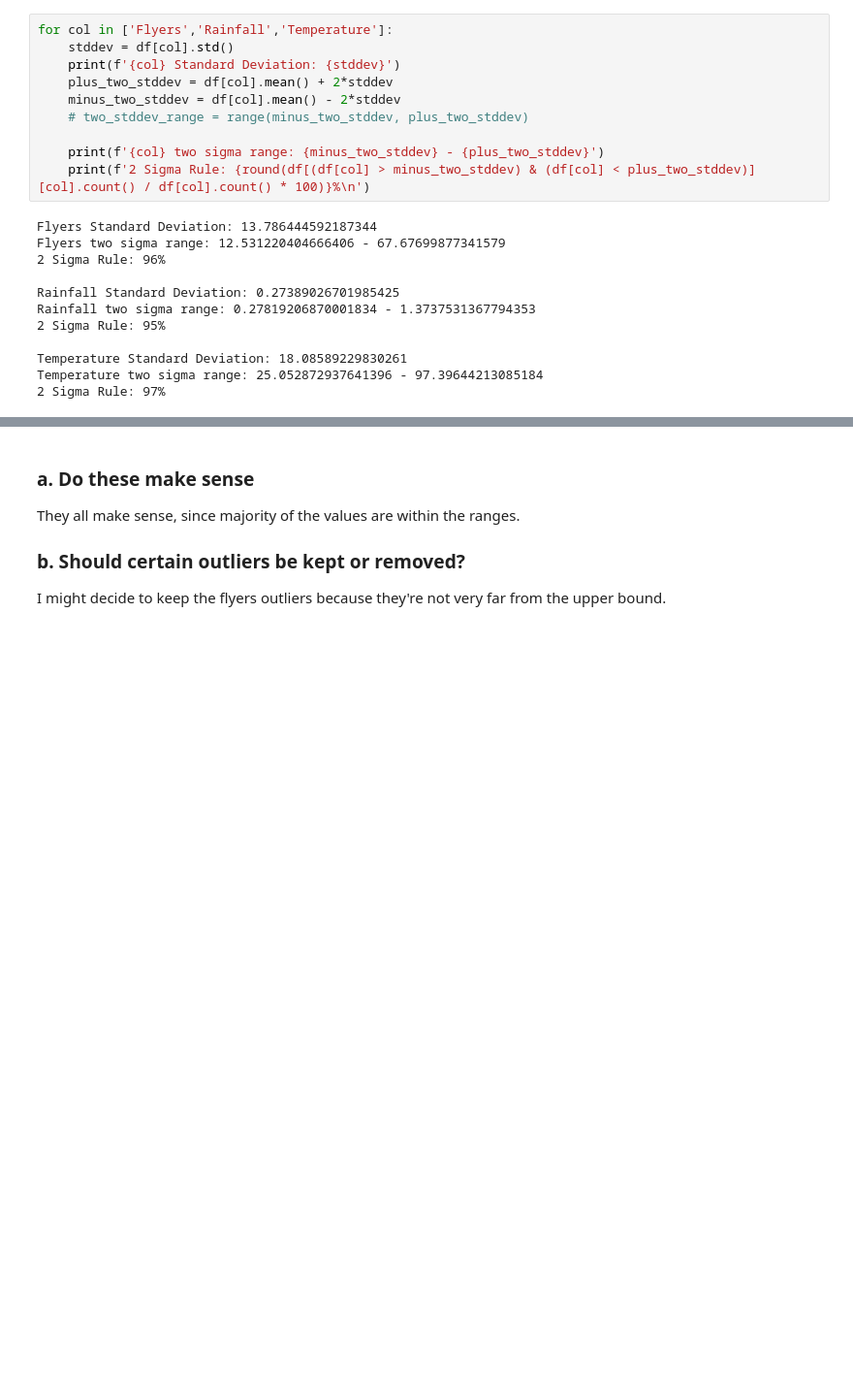
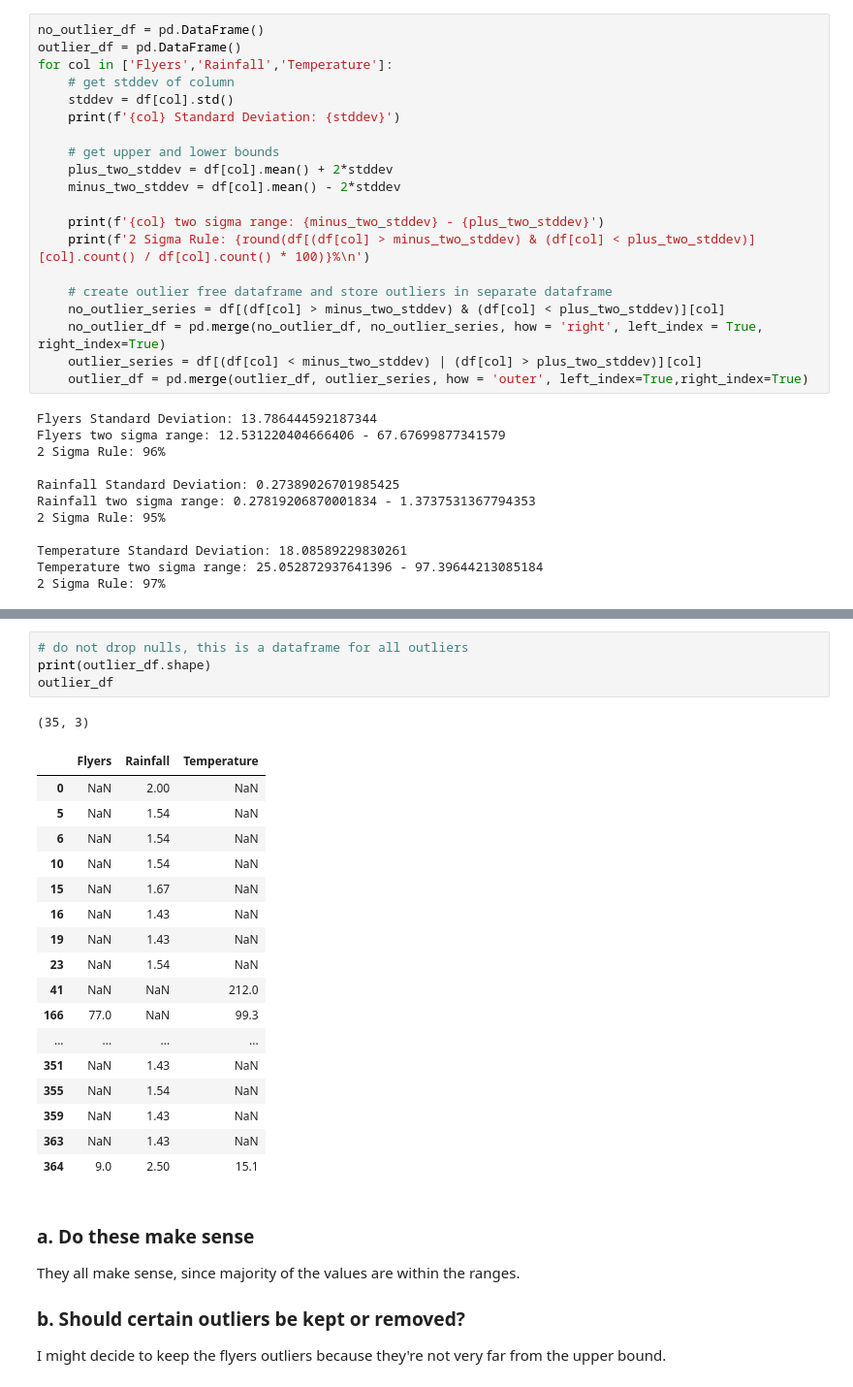
Before and after one commit to wheelerjoshua/anomaly-detection-exercises, a Jupyter notebook: continuous_probabilistic_methods.ipynb, the cells around one changed output, grey strips where cells are left out. Shown: that part at 97% size. Cells and saved outputs as stored; diff of their text form; blank space fills up the shorter version.

```diff
--- a/continuous_probabilistic_methods.ipynb
+++ b/continuous_probabilistic_methods.ipynb
@@ -113,15 +113,25 @@ for col in df.columns.to_list():
 # %% [markdown]
 Flyers, rainfall, and temperature look normally distributed.
 # %%
+no_outlier_df = pd.DataFrame()
+outlier_df = pd.DataFrame()
 for col in ['Flyers','Rainfall','Temperature']:
+    # get stddev of column
     stddev = df[col].std()
     print(f'{col} Standard Deviation: {stddev}')
+
+    # get upper and lower bounds
     plus_two_stddev = df[col].mean() + 2*stddev
     minus_two_stddev = df[col].mean() - 2*stddev
-    # two_stddev_range = range(minus_two_stddev, plus_two_stddev)
 
     print(f'{col} two sigma range: {minus_two_stddev} - {plus_two_stddev}')
     print(f'2 Sigma Rule: {round(df[(df[col] > minus_two_stddev) & (df[col] < plus_two_stddev)][col].count() / df[col].count() * 100)}%\n')
+
+    # create outlier free dataframe and store outliers in separate dataframe
+    no_outlier_series = df[(df[col] > minus_two_stddev) & (df[col] < plus_two_stddev)][col]
+    no_outlier_df = pd.merge(no_outlier_df, no_outlier_series, how = 'right', left_index = True, right_index=True)
+    outlier_series = df[(df[col] < minus_two_stddev) | (df[col] > plus_two_stddev)][col]
+    outlier_df = pd.merge(outlier_df, outlier_series, how = 'outer', left_index=True,right_index=True)
 # %% [output]
 Flyers Standard Deviation: 13.786444592187344
 Flyers two sigma range: 12.531220404666406 - 67.67699877341579
@@ -149,3 +165,26 @@ df.describe()
+# %%
+# do not drop nulls, this is a dataframe for all outliers
+print(outlier_df.shape)
+outlier_df
+# %% [output]
+(35, 3)
+|  | Flyers | Rainfall | Temperature |
+| 0 | NaN | 2.00 | NaN |
+| 5 | NaN | 1.54 | NaN |
+| 6 | NaN | 1.54 | NaN |
+| 10 | NaN | 1.54 | NaN |
+| 15 | NaN | 1.67 | NaN |
+| 16 | NaN | 1.43 | NaN |
+| 19 | NaN | 1.43 | NaN |
+| 23 | NaN | 1.54 | NaN |
+| 41 | NaN | NaN | 212.0 |
+| 166 | 77.0 | NaN | 99.3 |
+| ... | ... | ... | ... |
+| 351 | NaN | 1.43 | NaN |
+| 355 | NaN | 1.54 | NaN |
+| 359 | NaN | 1.43 | NaN |
+| 363 | NaN | 1.43 | NaN |
+| 364 | 9.0 | 2.50 | 15.1 |
 # %% [markdown]
 ### a. Do these make sense
 They all make sense, since majority of the values are within the ranges.
```
Also changed, not shown: parts of 6 cells of this notebook.
